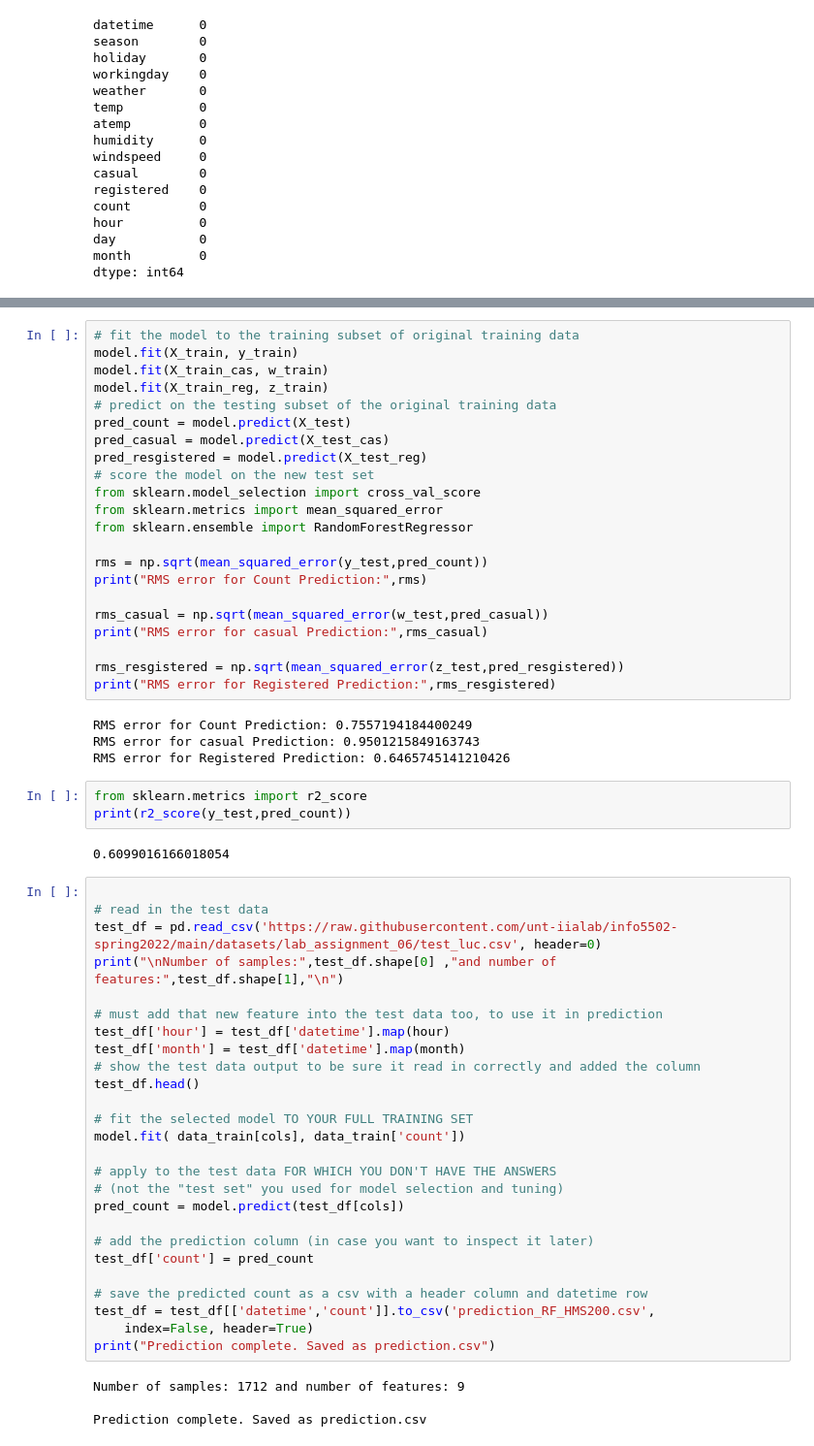
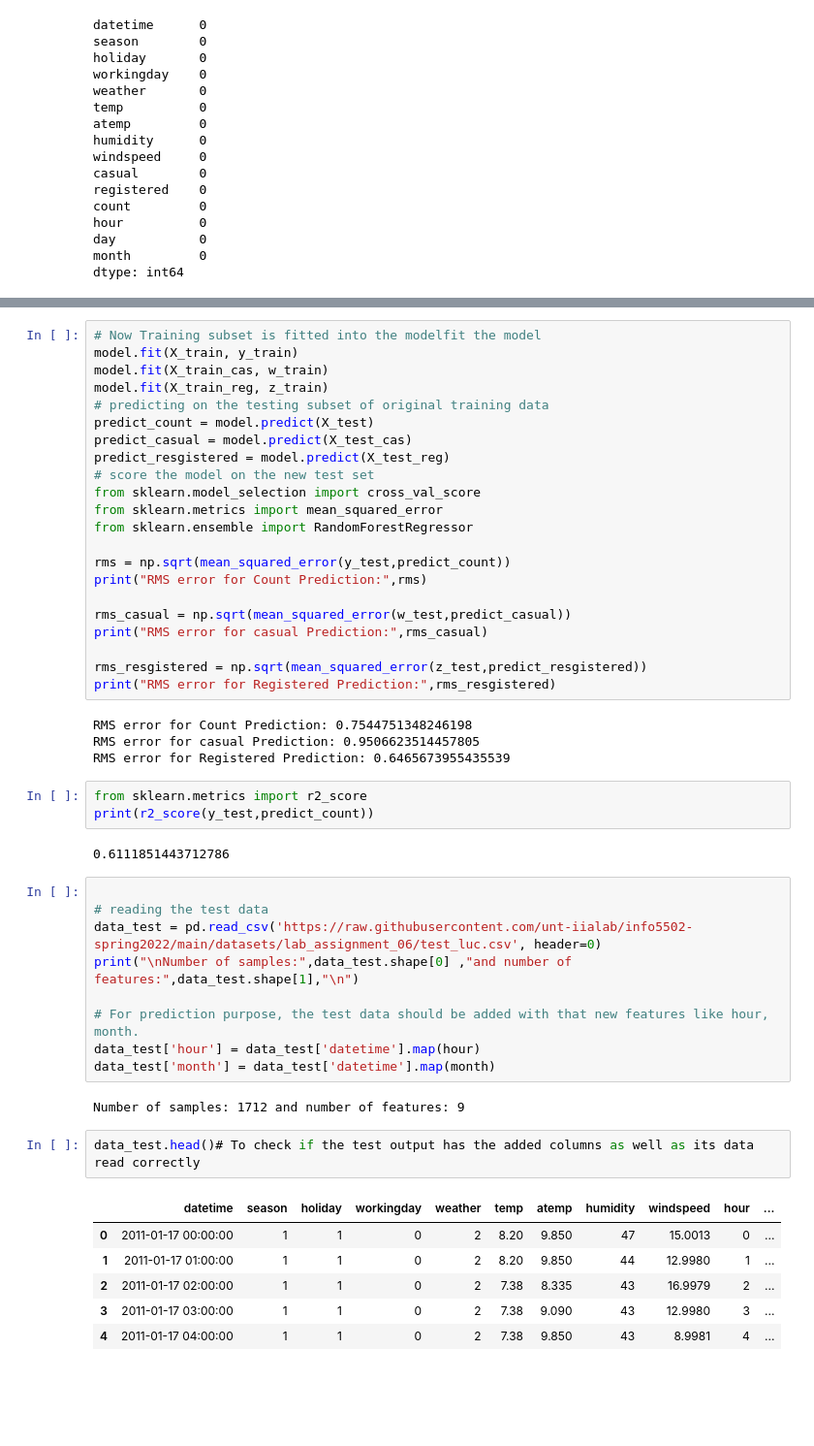
Before and after one commit to JayanthPrudhivi6/JayanthPrudhivi_INFO5502_Spring2022, a Jupyter notebook: lab_assignment_06.ipynb, the cells around one changed output, grey strips where cells are left out. Shown: that part at 97% size. Cells and saved outputs as stored; diff of their text form; blank space fills up the shorter version.

```diff
--- a/lab_assignment_06.ipynb
+++ b/lab_assignment_06.ipynb
@@ -266,63 +258,53 @@ print(model) # to get an idea of parameters and confirm model chosen
 columns selected for later: ['hour', 'month', 'season']
 RandomForestRegressor(max_depth=100, n_estimators=500)
 # %%
-# fit the model to the training subset of original training data
+# Now Training subset is fitted into the modelfit the model
 model.fit(X_train, y_train)
 model.fit(X_train_cas, w_train)
 model.fit(X_train_reg, z_train)
-# predict on the testing subset of the original training data
-pred_count = model.predict(X_test)
-pred_casual = model.predict(X_test_cas)
-pred_resgistered = model.predict(X_test_reg)
+# predicting on the testing subset of original training data
+predict_count = model.predict(X_test)
+predict_casual = model.predict(X_test_cas)
+predict_resgistered = model.predict(X_test_reg)
 # score the model on the new test set
 from sklearn.model_selection import cross_val_score
 from sklearn.metrics import mean_squared_error
 from sklearn.ensemble import RandomForestRegressor
 
-rms = np.sqrt(mean_squared_error(y_test,pred_count))
+rms = np.sqrt(mean_squared_error(y_test,predict_count))
 print("RMS error for Count Prediction:",rms)
 
-rms_casual = np.sqrt(mean_squared_error(w_test,pred_casual))
+rms_casual = np.sqrt(mean_squared_error(w_test,predict_casual))
 print("RMS error for casual Prediction:",rms_casual)
 
-rms_resgistered = np.sqrt(mean_squared_error(z_test,pred_resgistered))
+rms_resgistered = np.sqrt(mean_squared_error(z_test,predict_resgistered))
 print("RMS error for Registered Prediction:",rms_resgistered)
 # %% [output]
-RMS error for Count Prediction: 0.7557194184400249
-RMS error for casual Prediction: 0.9501215849163743
-RMS error for Registered Prediction: 0.6465745141210426
+RMS error for Count Prediction: 0.7544751348246198
+RMS error for casual Prediction: 0.9506623514457805
+RMS error for Registered Prediction: 0.6465673955435539
 # %%
 from sklearn.metrics import r2_score
-print(r2_score(y_test,pred_count))
+print(r2_score(y_test,predict_count))
 # %% [output]
-0.6099016166018054
+0.6111851443712786
-# %%
-
-# read in the test data
-test_df = pd.read_csv('https://raw.githubusercontent.com/unt-iialab/info5502-spring2022/main/datasets/lab_assignment_06/test_luc.csv', header=0)
-print("\nNumber of samples:",test_df.shape[0] ,"and number of features:",test_df.shape[1],"\n")
-
-# must add that new feature into the test data too, to use it in prediction
-test_df['hour'] = test_df['datetime'].map(hour)
-test_df['month'] = test_df['datetime'].map(month)
-# show the test data output to be sure it read in correctly and added the column
-test_df.head()
-
-# fit the selected model TO YOUR FULL TRAINING SET
-model.fit( data_train[cols], data_train['count'])
-
-# apply to the test data FOR WHICH YOU DON'T HAVE THE ANSWERS
-# (not the "test set" you used for model selection and tuning)
-pred_count = model.predict(test_df[cols])
-
-# add the prediction column (in case you want to inspect it later)
-test_df['count'] = pred_count
-
-# save the predicted count as a csv with a header column and datetime row
-test_df = test_df[['datetime','count']].to_csv('prediction_RF_HMS200.csv',
-    index=False, header=True)
-print("Prediction complete. Saved as prediction.csv")
-# %% [output]
-Number of samples: 1712 and number of features: 9
-
-Prediction complete. Saved as prediction.csv
+# %%
+
+# reading the test data
+data_test = pd.read_csv('https://raw.githubusercontent.com/unt-iialab/info5502-spring2022/main/datasets/lab_assignment_06/test_luc.csv', header=0)
+print("\nNumber of samples:",data_test.shape[0] ,"and number of features:",data_test.shape[1],"\n")
+
+# For prediction purpose, the test data should be added with that new features like hour, month.
+data_test['hour'] = data_test['datetime'].map(hour)
+data_test['month'] = data_test['datetime'].map(month)
+# %% [output]
+Number of samples: 1712 and number of features: 9
+# %%
+data_test.head()# To check if the test output has the added columns as well as its data read correctly
+# %% [output]
+|  | datetime | season | holiday | workingday | weather | temp | atemp | humidity | windspeed | hour | ... |
+| 0 | 2011-01-17 00:00:00 | 1 | 1 | 0 | 2 | 8.20 | 9.850 | 47 | 15.0013 | 0 | ... |
+| 1 | 2011-01-17 01:00:00 | 1 | 1 | 0 | 2 | 8.20 | 9.850 | 44 | 12.9980 | 1 | ... |
+| 2 | 2011-01-17 02:00:00 | 1 | 1 | 0 | 2 | 7.38 | 8.335 | 43 | 16.9979 | 2 | ... |
+| 3 | 2011-01-17 03:00:00 | 1 | 1 | 0 | 2 | 7.38 | 9.090 | 43 | 12.9980 | 3 | ... |
+| 4 | 2011-01-17 04:00:00 | 1 | 1 | 0 | 2 | 7.38 | 9.850 | 43 | 8.9981 | 4 | ... |
```
Also changed, not shown: parts of 6 cells of this notebook.
